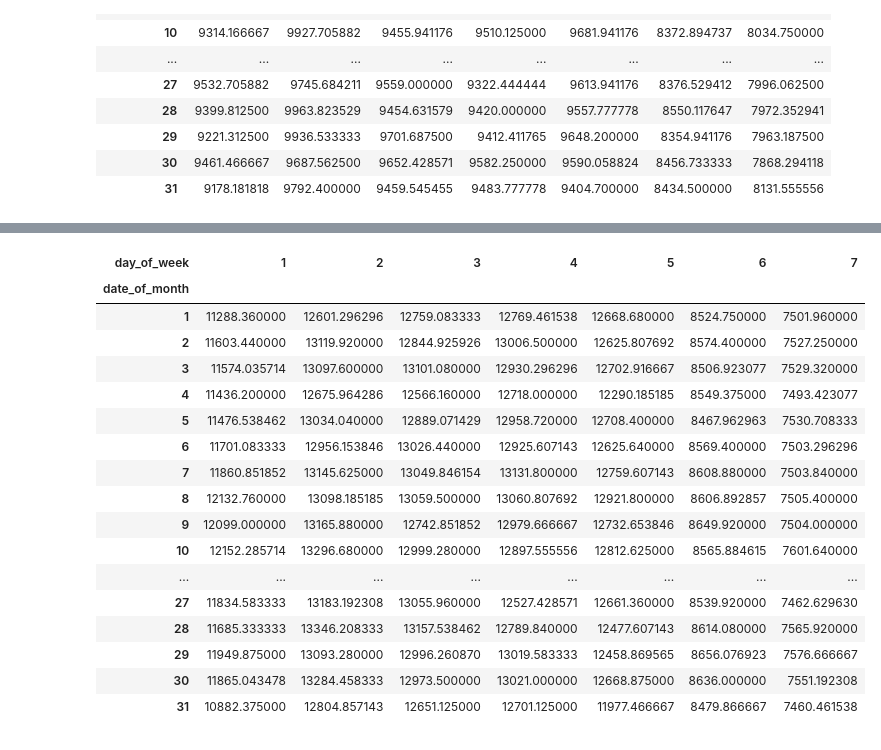
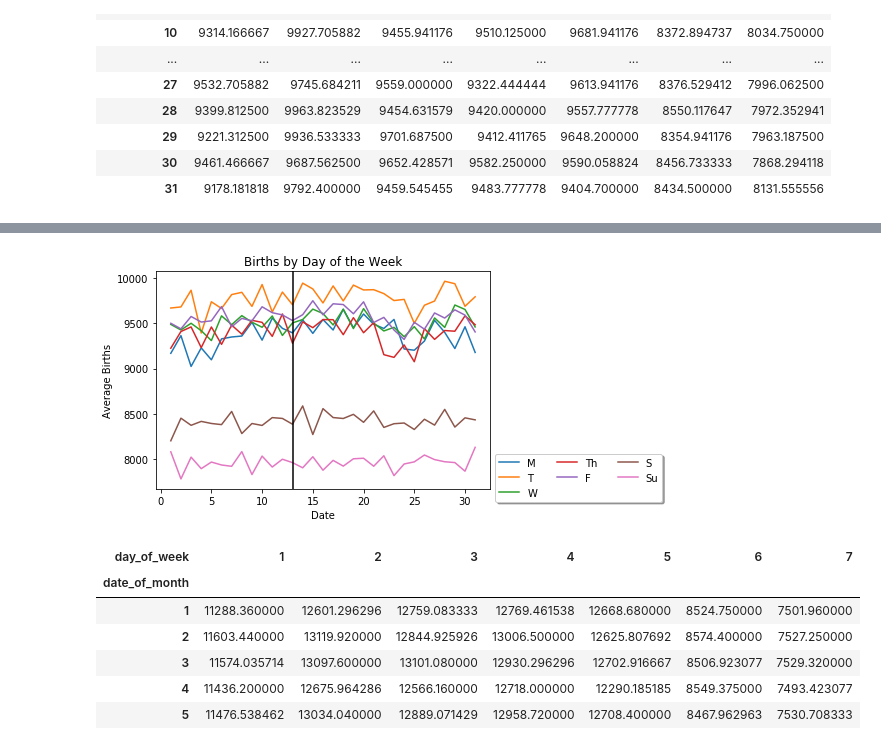
Before and after one commit to ironhack-datalabs/dataV2-labs, a Jupyter notebook: module-2/Friday the 13th.ipynb, the cells around one changed output, grey strips where cells are left out. Cells and saved outputs as stored; diff of their text form; code cells hidden in the pictures.

```diff
--- a/module-2/Friday the 13th.ipynb
+++ b/module-2/Friday the 13th.ipynb
@@ -169,22 +216,27 @@ day_num_70.plot()
+# %%
+
+ax = day_num_70.plot()
+mylabels=['M','T','W','Th','F','S','Su']
+ax.legend(loc='center left', bbox_to_anchor=(1, .05),
+          ncol=3, fancybox=True, shadow=True,labels=mylabels)
+x_ticks = np.arange(0, 32, 5)
+
+plt.xticks(x_ticks)
+plt.xlabel('Date')
+plt.ylabel('Average Births')
+plt.title('Births by Day of the Week')
+plt.axvline(x=13, ymin=0, ymax=10000,color='k')
+plt.show()
+# %% [output]
+[figure, added]
 # %%
 day_num_00 = data00s.pivot_table(index = 'date_of_month',columns = 'day_of_week', values = 'births',aggfunc = 'mean')
-day_num_00
+day_num_00.head()
 # %% [output]
 | day_of_week | 1 | 2 | 3 | 4 | 5 | 6 | 7 |
 | date_of_month |  |  |  |  |  |  |  |
 | 1 | 11288.360000 | 12601.296296 | 12759.083333 | 12769.461538 | 12668.680000 | 8524.750000 | 7501.960000 |
 | 2 | 11603.440000 | 13119.920000 | 12844.925926 | 13006.500000 | 12625.807692 | 8574.400000 | 7527.250000 |
 | 3 | 11574.035714 | 13097.600000 | 13101.080000 | 12930.296296 | 12702.916667 | 8506.923077 | 7529.320000 |
 | 4 | 11436.200000 | 12675.964286 | 12566.160000 | 12718.000000 | 12290.185185 | 8549.375000 | 7493.423077 |
 | 5 | 11476.538462 | 13034.040000 | 12889.071429 | 12958.720000 | 12708.400000 | 8467.962963 | 7530.708333 |
-| 6 | 11701.083333 | 12956.153846 | 13026.440000 | 12925.607143 | 12625.640000 | 8569.400000 | 7503.296296 |
-| 7 | 11860.851852 | 13145.625000 | 13049.846154 | 13131.800000 | 12759.607143 | 8608.880000 | 7503.840000 |
-| 8 | 12132.760000 | 13098.185185 | 13059.500000 | 13060.807692 | 12921.800000 | 8606.892857 | 7505.400000 |
-| 9 | 12099.000000 | 13165.880000 | 12742.851852 | 12979.666667 | 12732.653846 | 8649.920000 | 7504.000000 |
-| 10 | 12152.285714 | 13296.680000 | 12999.280000 | 12897.555556 | 12812.625000 | 8565.884615 | 7601.640000 |
-| ... | ... | ... | ... | ... | ... | ... | ... |
-| 27 | 11834.583333 | 13183.192308 | 13055.960000 | 12527.428571 | 12661.360000 | 8539.920000 | 7462.629630 |
-| 28 | 11685.333333 | 13346.208333 | 13157.538462 | 12789.840000 | 12477.607143 | 8614.080000 | 7565.920000 |
-| 29 | 11949.875000 | 13093.280000 | 12996.260870 | 13019.583333 | 12458.869565 | 8656.076923 | 7576.666667 |
-| 30 | 11865.043478 | 13284.458333 | 12973.500000 | 13021.000000 | 12668.875000 | 8636.000000 | 7551.192308 |
-| 31 | 10882.375000 | 12804.857143 | 12651.125000 | 12701.125000 | 11977.466667 | 8479.866667 | 7460.461538 |
```
Also changed, not shown: parts of 25 cells of this notebook.
